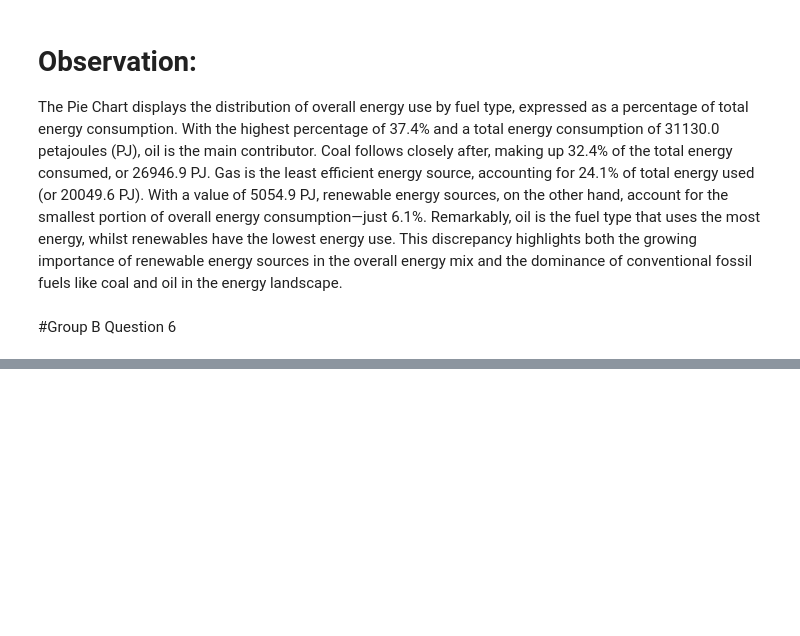
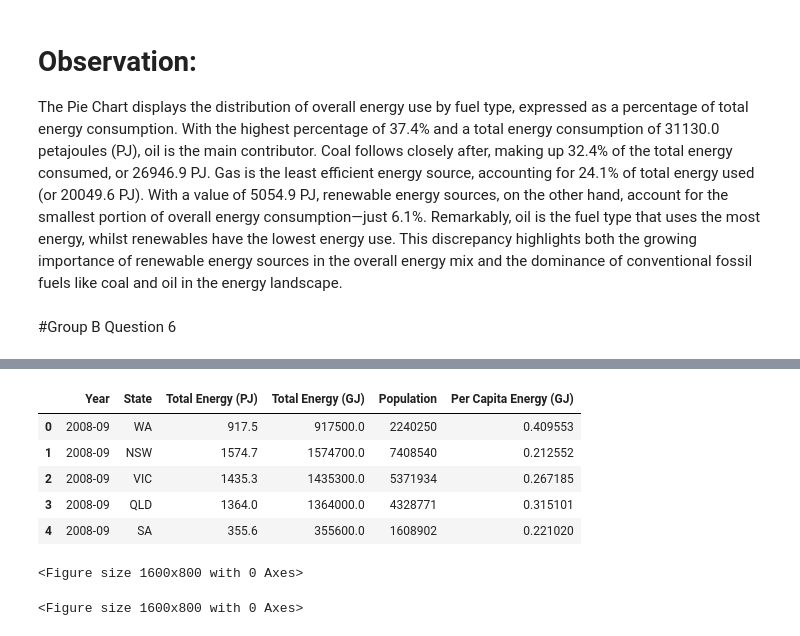
Before and after one commit to DurantZhou/ISYS5002-2024-S1-A2, a Jupyter notebook: Business_Report_Group_2_.ipynb, the cells around one changed output, grey strips where cells are left out. Cells and saved outputs as stored; diff of their text form; code cells hidden in the pictures; blank space fills up the shorter version.

```diff
--- a/Business_Report_Group_2_.ipynb
+++ b/Business_Report_Group_2_.ipynb
@@ -462,0 +468,30 @@ The Pie Chart displays the distribution of overall energy use by fuel type, expr
+# %%
+states = ['WA', 'NSW', 'VIC', 'QLD', 'SA', 'TAS', 'NT'] # List of Australian states which was created before
+
+# Calculate annual energy consumption  for each state
+df['Total Energy (PJ)'] = df[['Coal (PJ)', 'Oil (PJ)', 'Gas (PJ)', 'Renewables (PJ)']].sum(axis=1)
+
+# Convert total energy consumption from PJ to GJ (1 PJ = 1000 GJ)
+df['Total Energy (GJ)'] = df['Total Energy (PJ)'] * 1000
+
+# Calculate per capita energy consumption in GJ
+df['Per Capita Energy (GJ)'] = df['Total Energy (GJ)'] / df['Population']
+
+# Display the calculated data in a table
+display_columns = ['Year', 'State', 'Total Energy (PJ)', 'Total Energy (GJ)', 'Population', 'Per Capita Energy (GJ)']
+display(df[display_columns].head())  # Display the first few rows of the dataframe for preview
+
+# Optionally, display the entire dataframe (be careful with large datasets)
+# display(df[display_columns])
+
+# Prepare the chart
+plt.figure(figsize=(16, 8))
+# %% [output]
+|  | Year | State | Total Energy (PJ) | Total Energy (GJ) | Population | Per Capita Energy (GJ) |
+| 0 | 2008-09 | WA | 917.5 | 917500.0 | 2240250 | 0.409553 |
+| 1 | 2008-09 | NSW | 1574.7 | 1574700.0 | 7408540 | 0.212552 |
+| 2 | 2008-09 | VIC | 1435.3 | 1435300.0 | 5371934 | 0.267185 |
+| 3 | 2008-09 | QLD | 1364.0 | 1364000.0 | 4328771 | 0.315101 |
+| 4 | 2008-09 | SA | 355.6 | 355600.0 | 1608902 | 0.221020 |
+<Figure size 1600x800 with 0 Axes>
+<Figure size 1600x800 with 0 Axes>
```
Also changed, not shown: parts of 6 cells of this notebook.
